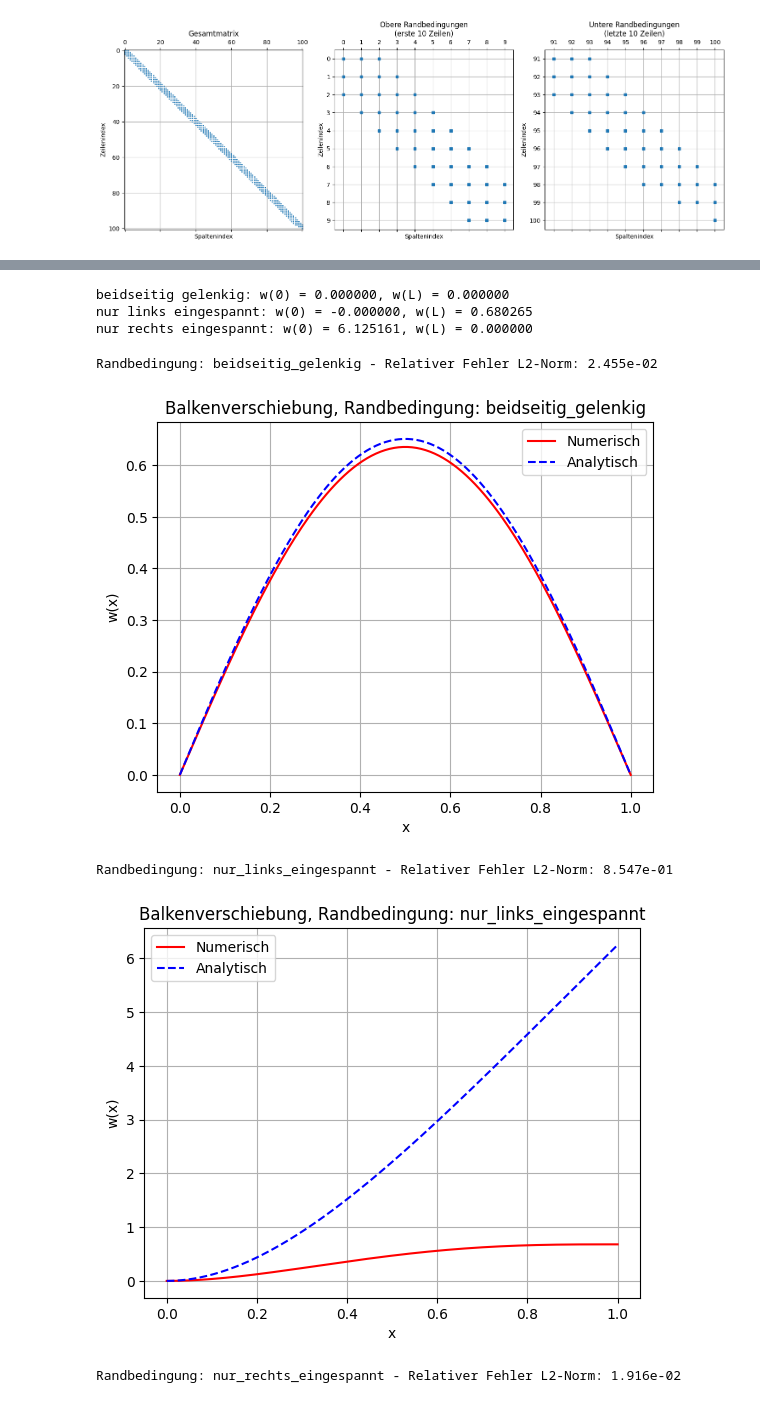
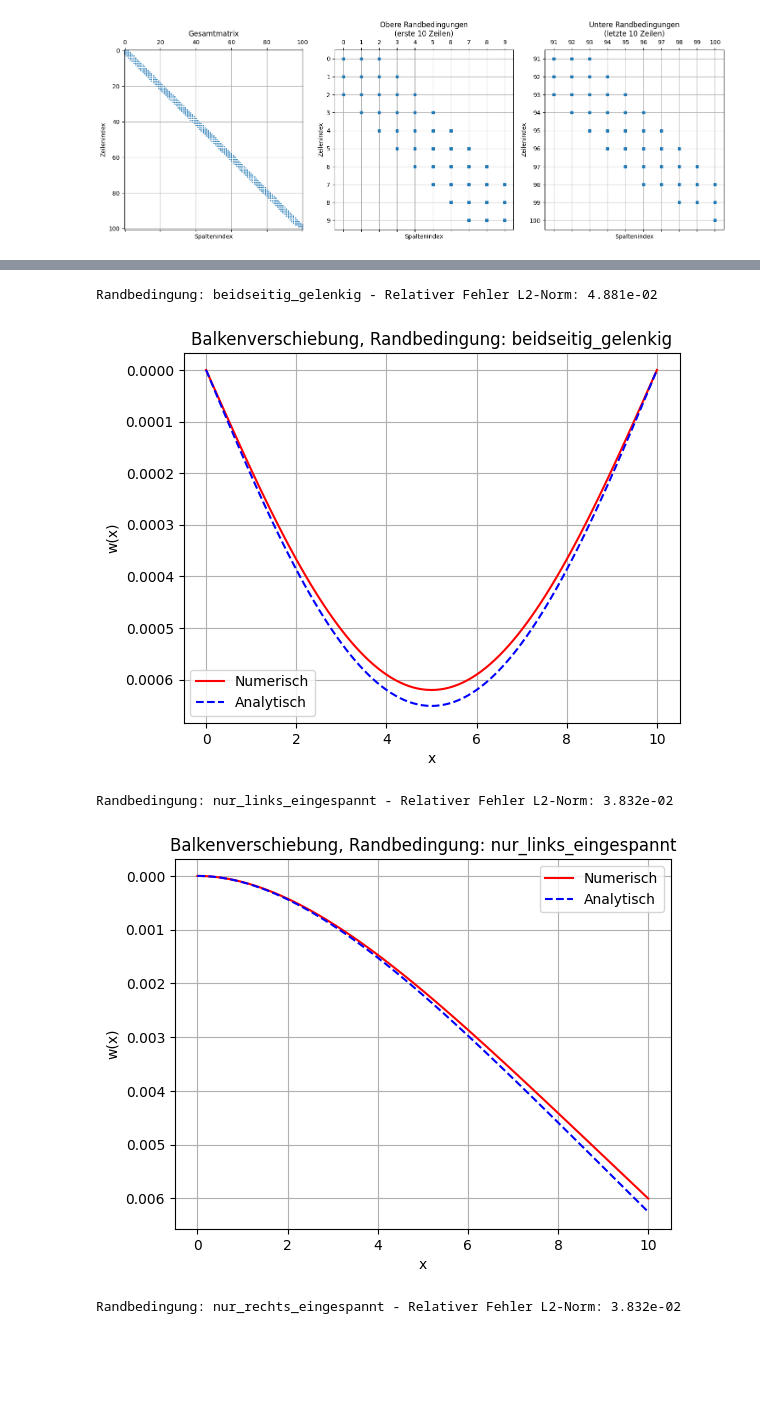
Before and after one commit to AhmedHossamMido/projektarbeit, a Jupyter notebook: projektdatei.ipynb, the cells around one changed output, grey strips where cells are left out. Drawn from its saved outputs; the diff is of its cells as text; code cells hidden in the pictures; blank space fills up the shorter version.

```diff
--- a/projektdatei.ipynb
+++ b/projektdatei.ipynb
@@ -966,12 +1386,12 @@ kann die Biegelinie $\vec{w}$ numerisch berechnet werden.
 # -----------------------------------------------
 
 # --- Physikalische Parameter ---
-L = 1.0      # Länge des Balkens in Metern (m)
-EI = 1.0     # Biegesteifigkeit: Produkt aus Elastizitätsmodul E und Flächenträgheitsmoment I
+L = 10      # Länge des Balkens in Metern (m)
+EI = 1e7     # Biegesteifigkeit: Produkt aus Elastizitätsmodul E und Flächenträgheitsmoment I
 
 # --- Erzeugung der Gitterpunkte ---
 # --- Numerische Diskretisierung ---
-N_intervalls = 200      # Anzahl der Unterteilungen des Balkens (Anzahl Gitterintervalle)
+N_intervalls = 100     # Anzahl der Unterteilungen des Balkens (Anzahl Gitterintervalle)
 N_nodes = N_intervalls + 1 # Anzahl der Gitterpunkte
 x = np.linspace(0, L, N_nodes)  # np.linspace erzeugt N_nodes gleichmäßig verteilte Punkte von 0 bis L
                               # Diese entsprechen den Knotenpunkten x_0, x_1, ..., x_N_intervalls
@@ -1314,7 +1732,7 @@ solutions = {}
 # Schleife über alle Randbedingungen
 for label, bc in boundary_conditions.items():
     EIA, q_mod = build_bending_matrix(N_nodes, h, EI, q.copy(), boundary_condition=bc)
-    w = np.linalg.solve(EIA, q_mod)
+    w = np.linalg.solve(EIA.toarray(), q_mod)
     solutions[label] = w
 
 # -----------------------------------------------
@@ -1323,14 +1741,20 @@ for label, bc in boundary_conditions.items():
 
 plt.figure(figsize=(10, 6))
 
-for label, w in solutions.items():
-    plt.plot(x, w, label=label)
+clrs = ["red", "blue", "green"]
+
+for (label, w), clr in zip(solutions.items(),clrs):
+    plt.plot(x, w, label=label, color=clr)
 
 plt.xlabel("x [m]")
 plt.ylabel("Verschiebung w(x)")
 plt.title("Biegelinien für verschiedene Randbedingungen (q(x) = 1)")
 plt.legend()
 plt.grid(True)
+
+# y-Achse invertieren, sodass sie von oben nach unten wächst
+plt.gca().invert_yaxis()
+
 plt.tight_layout()
 plt.show()
 # %% [output]
@@ -1338,10 +1762,3 @@ plt.show()
-# %%
-for label, w in solutions.items():
-    print(f"{label}: w(0) = {w[0]:.6f}, w(L) = {w[-1]:.6f}")
-# %% [output]
-beidseitig gelenkig: w(0) = 0.000000, w(L) = 0.000000
-nur links eingespannt: w(0) = -0.000000, w(L) = 0.680265
-nur rechts eingespannt: w(0) = 6.125161, w(L) = 0.000000
 # %%
 # Deine Funktion hier importieren oder definieren:
 # from dein_modul import build_bending_matrix
@@ -1371,36 +1788,40 @@ def test_all_conditions():
 
     analytical_solutions = {
         "beidseitig_gelenkig": analytical_solution_beidseitig_gelenkig,
         "nur_links_eingespannt": analytical_solution_eingespannt_links,
         "nur_rechts_eingespannt": analytical_solution_eingespannt_rechts
     }
 
     x = np.linspace(0, L, N_nodes)  # x passend zum Diskretisierungsgitter
 
     for bc in boundary_conditions:
         A, q_adj = build_bending_matrix(N_nodes, h, EI, q.copy(), boundary_condition=bc)
-        w_num = np.linalg.solve(A, q_adj)
+        w_num = spsolve(A.tocsc(), q_adj) # https://stackoverflow.com/questions/32481829/compressed-sparse-column-csc-or-compressed-sparse-row-csr-sparse-matrix
 
         # Hier q0 als Konstante übergeben, nicht q_adj (Vektor!)
         w_ana = analytical_solutions[bc](x, L, EI=EI, q0=q)
 
         err = np.linalg.norm(w_num - w_ana, ord=2) / np.linalg.norm(w_ana, ord=2)
         print(f"Randbedingung: {bc} - Relativer Fehler L2-Norm: {err:.3e}")
 
         plt.figure()
         plt.plot(x, w_num, 'r-', label='Numerisch')
         plt.plot(x, w_ana, 'b--', label='Analytisch')
         plt.title(f"Balkenverschiebung, Randbedingung: {bc}")
         plt.xlabel('x')
         plt.ylabel('w(x)')
         plt.legend()
+
+        # y-Achse invertieren, sodass sie von oben nach unten wächst
+        plt.gca().invert_yaxis()
+
         plt.grid(True)
         plt.show()
 
 test_all_conditions()
 # %% [output]
-Randbedingung: beidseitig_gelenkig - Relativer Fehler L2-Norm: 2.455e-02
+Randbedingung: beidseitig_gelenkig - Relativer Fehler L2-Norm: 4.881e-02
-[figure, old version]
+[figure, new version]
-Randbedingung: nur_links_eingespannt - Relativer Fehler L2-Norm: 8.547e-01
+Randbedingung: nur_links_eingespannt - Relativer Fehler L2-Norm: 3.832e-02
-[figure, old version]
+[figure, new version]
-Randbedingung: nur_rechts_eingespannt - Relativer Fehler L2-Norm: 1.916e-02
+Randbedingung: nur_rechts_eingespannt - Relativer Fehler L2-Norm: 3.832e-02
```
Also changed, not shown: parts of 21 cells of this notebook.
